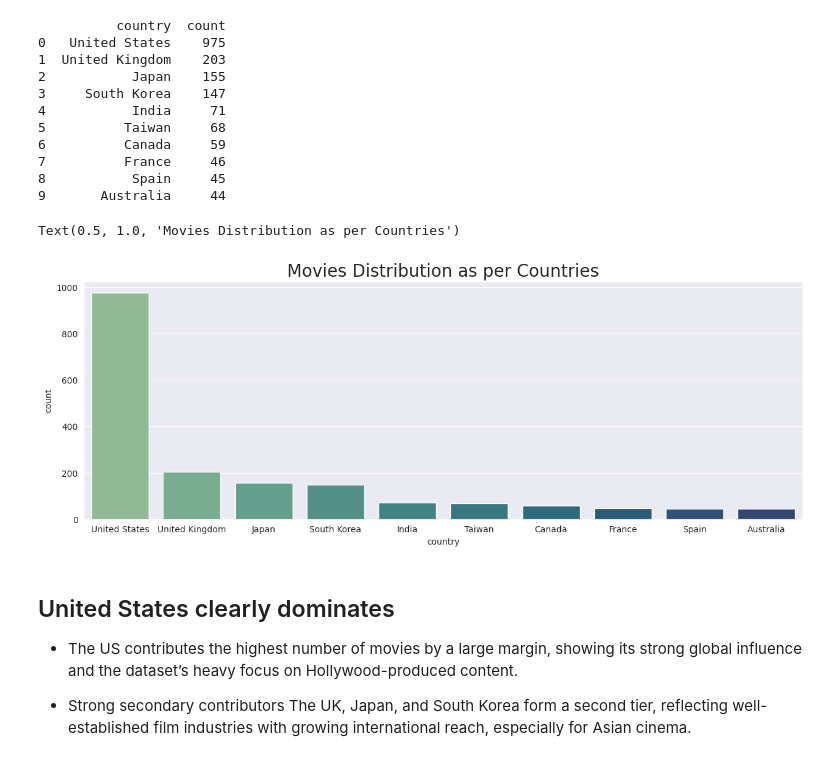
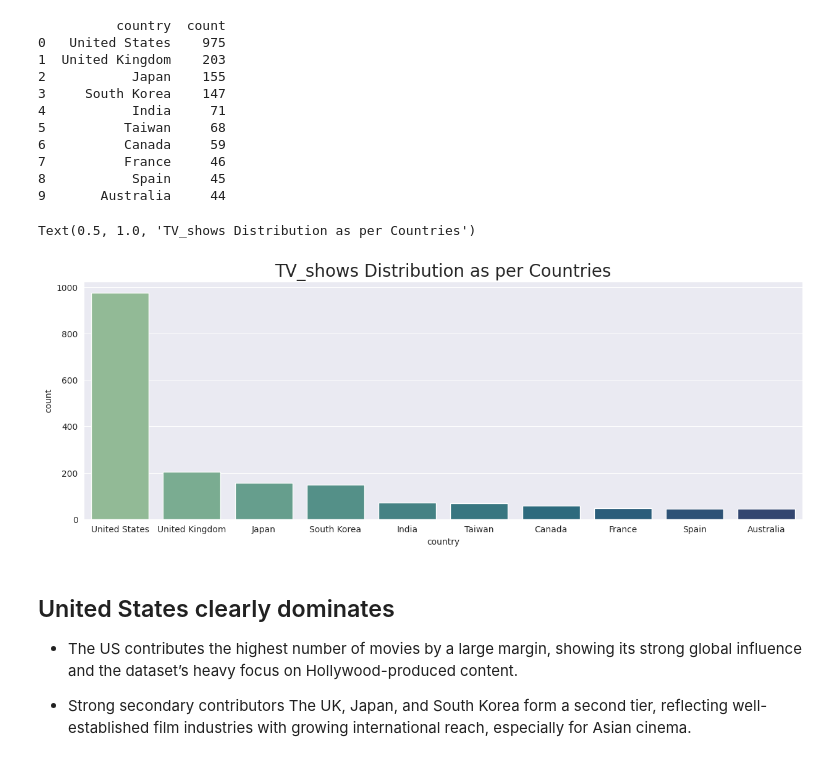
Before and after one commit to Agnik-git-sys/Netflix_Data_Analysis, a Jupyter notebook: Netflix_Data_Analysis.ipynb, the cells around one changed output. Cells and saved outputs as stored; diff of their text form; code cells hidden in the pictures.

Commit message:
Kaggle Notebook | Netflix_Data_Analysis | Version 14

```diff
--- a/Netflix_Data_Analysis.ipynb
+++ b/Netflix_Data_Analysis.ipynb
@@ -653,10 +653,10 @@ print(tv_con_dataset)
 9       Australia     44
 # %%
 plt.figure(figsize=(15,5))
-sns.barplot(data=tv_con_dataset, x="country", y="count", hue="country", legend=False, palette = "crest").set_title("Movies Distribution as per Countries",fontsize=20)
+sns.barplot(data=tv_con_dataset, x="country", y="count", hue="country", legend=False, palette = "crest").set_title("TV_shows Distribution as per Countries",fontsize=20)
 # %% [output]
-Text(0.5, 1.0, 'Movies Distribution as per Countries')
+Text(0.5, 1.0, 'TV_shows Distribution as per Countries')
-[figure, old version]
+[figure, new version]
 # %% [markdown]
 ## United States clearly dominates
 - The US contributes the highest number of movies by a large margin, showing its strong global influence and the dataset’s heavy focus on Hollywood-produced content.
```
Also changed, not shown: parts of 1 cell of this notebook.
